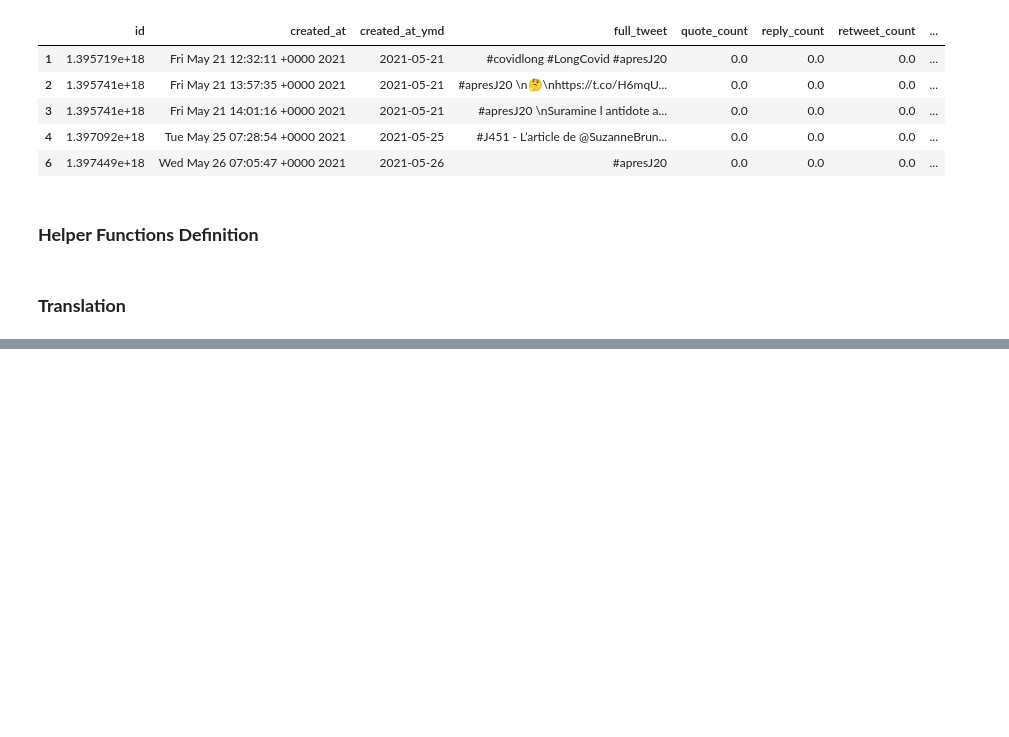
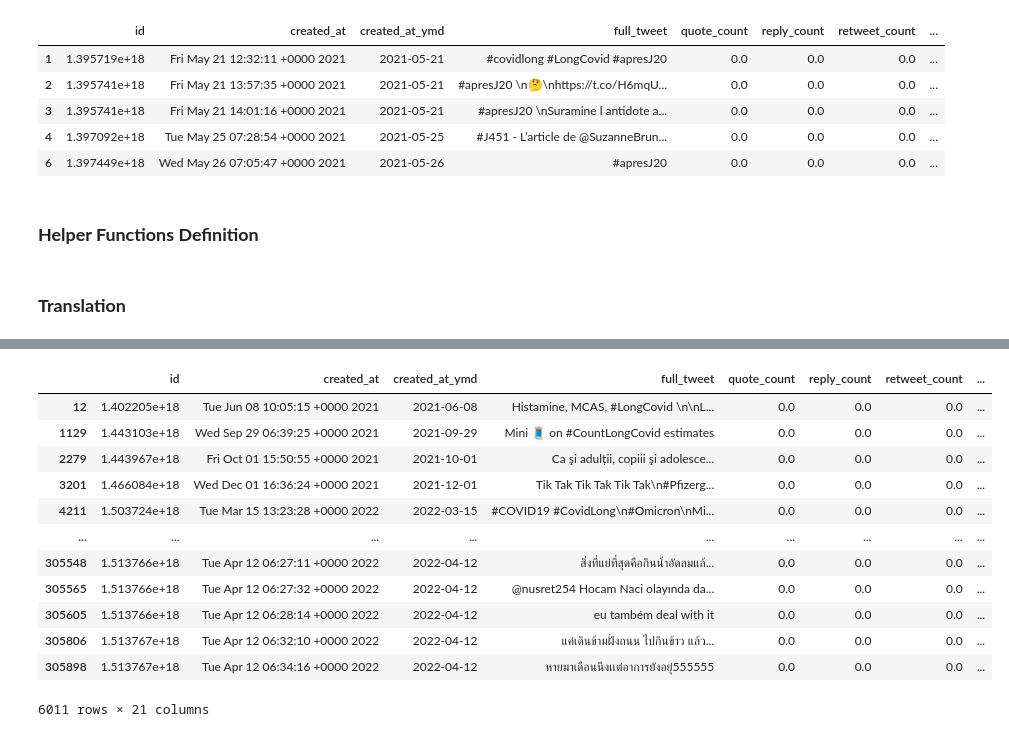
Before and after one commit to HaninAyadi/DOVA_LUX, a Jupyter notebook: notebooks/tweets_translation.ipynb, the cells around one changed output, grey strips where cells are left out. Drawn from its saved outputs; the diff is of its cells as text; code cells hidden in the pictures; blank space fills up the shorter version.

```diff
--- a/notebooks/tweets_translation.ipynb
+++ b/notebooks/tweets_translation.ipynb
@@ -217,0 +62,24 @@ doc_lda = lda_model[corpus]
+# %%
+non_en_de_und_nl_tweets = non_en_de_und_tweets[non_en_de_und_tweets['lang']!='nl']
+# %%
+non_en_de_und_nl_es_tweets = non_en_de_und_nl_tweets[non_en_de_und_nl_tweets['lang']!='es']
+# %%
+non_en_de_und_nl_es_fr_tweets = non_en_de_und_nl_es_tweets[non_en_de_und_nl_es_tweets['lang']!='fr']
+# %%
+non_en_de_und_nl_es_fr_it_tweets = non_en_de_und_nl_es_fr_tweets[non_en_de_und_nl_es_fr_tweets['lang']!='it']
+# %%
+non_en_de_und_nl_es_fr_it_tweets
+# %% [output]
+|  | id | created_at | created_at_ymd | full_tweet | quote_count | reply_count | retweet_count | ... |
+| 12 | 1.402205e+18 | Tue Jun 08 10:05:15 +0000 2021 | 2021-06-08 | Histamine, MCAS, #LongCovid \n\nL... | 0.0 | 0.0 | 0.0 | ... |
+| 1129 | 1.443103e+18 | Wed Sep 29 06:39:25 +0000 2021 | 2021-09-29 | Mini 🧵 on #CountLongCovid estimates | 0.0 | 0.0 | 0.0 | ... |
+| 2279 | 1.443967e+18 | Fri Oct 01 15:50:55 +0000 2021 | 2021-10-01 | Ca şi adulții, copiii şi adolesce... | 0.0 | 0.0 | 0.0 | ... |
+| 3201 | 1.466084e+18 | Wed Dec 01 16:36:24 +0000 2021 | 2021-12-01 | Tik Tak Tik Tak Tik Tak\n#Pfizerg... | 0.0 | 0.0 | 0.0 | ... |
+| 4211 | 1.503724e+18 | Tue Mar 15 13:23:28 +0000 2022 | 2022-03-15 | #COVID19 #CovidLong\n#Omicron\nMi... | 0.0 | 0.0 | 0.0 | ... |
+| ... | ... | ... | ... | ... | ... | ... | ... | ... |
+| 305548 | 1.513766e+18 | Tue Apr 12 06:27:11 +0000 2022 | 2022-04-12 | สิ่งที่แย่ที่สุดคือกินน้ำอัดลมแล้... | 0.0 | 0.0 | 0.0 | ... |
+| 305565 | 1.513766e+18 | Tue Apr 12 06:27:32 +0000 2022 | 2022-04-12 | @nusret254 Hocam Naci olayında da... | 0.0 | 0.0 | 0.0 | ... |
+| 305605 | 1.513766e+18 | Tue Apr 12 06:28:14 +0000 2022 | 2022-04-12 | eu também deal with it | 0.0 | 0.0 | 0.0 | ... |
+| 305806 | 1.513767e+18 | Tue Apr 12 06:32:10 +0000 2022 | 2022-04-12 | แค่เดินข้ามฝั่งถนน ไปกินข้าว แล้ว... | 0.0 | 0.0 | 0.0 | ... |
+| 305898 | 1.513767e+18 | Tue Apr 12 06:34:16 +0000 2022 | 2022-04-12 | หายมาเดือนนึงเเต่อาการยังอยุ่555555 | 0.0 | 0.0 | 0.0 | ... |
+6011 rows × 21 columns
```
Also changed, not shown: parts of 62 cells of this notebook, 7 other files.
